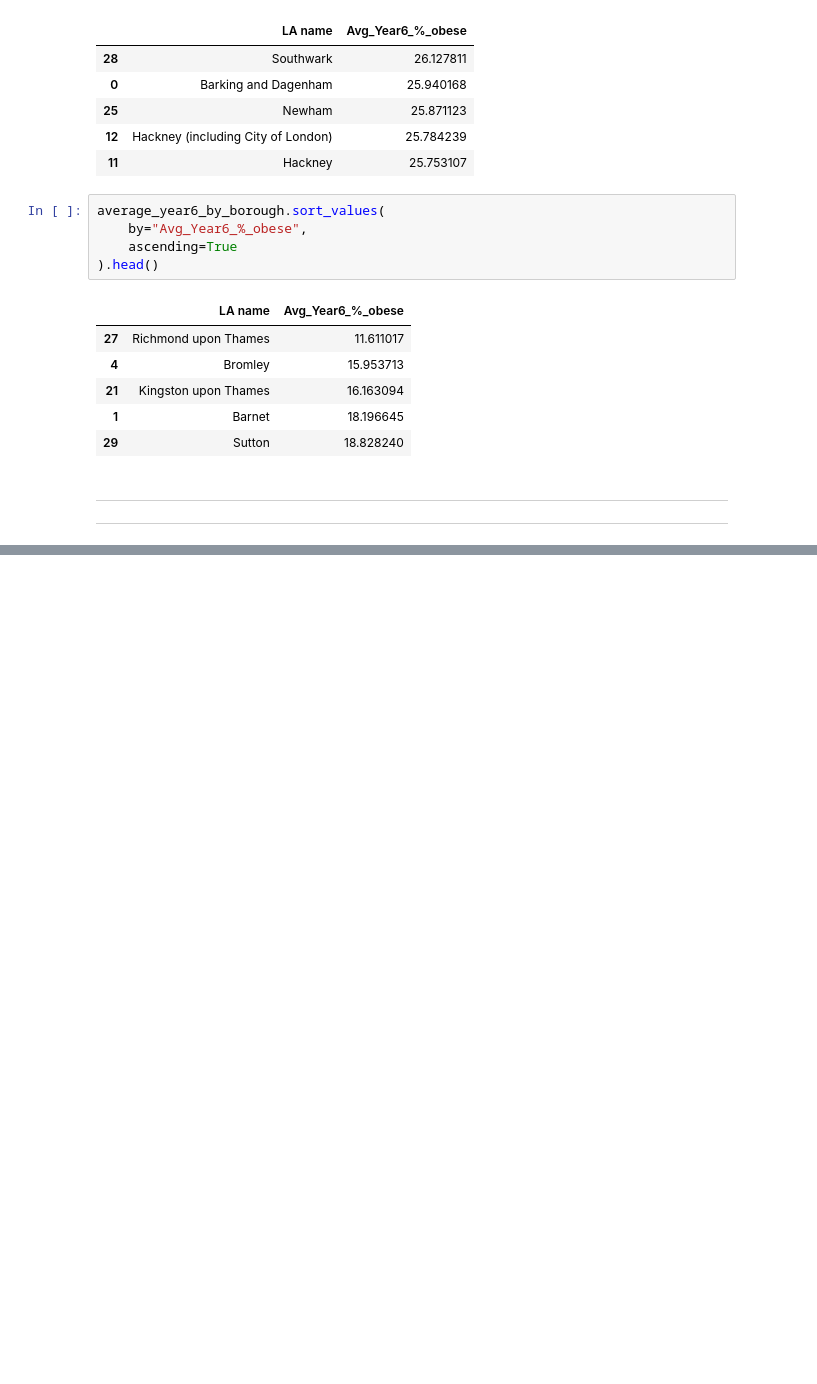
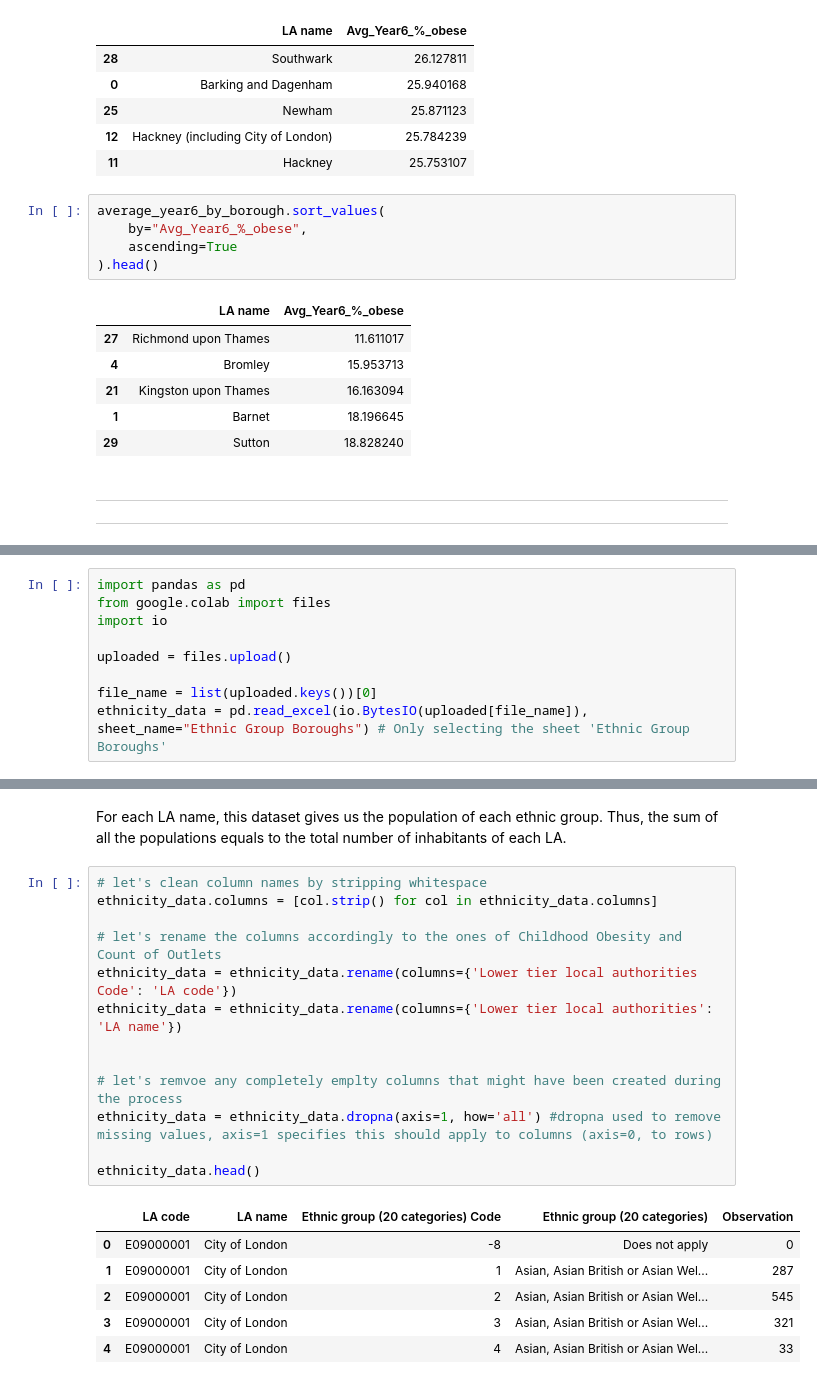
Before and after one commit to alixtrn/QM2-Final-Project---Childhood-Obesity-in-London, a Jupyter notebook: Isabella - obesity rate and outlet count.ipynb, the cells around one changed output, grey strips where cells are left out. Saved outputs shown, nothing was run; the diff lists cells and outputs as text; blank space fills up the shorter version.

```diff
--- a/Isabella - obesity rate and outlet count.ipynb
+++ b/Isabella - obesity rate and outlet count.ipynb
@@ -304,0 +323,9 @@ average_year6_by_borough.sort_values(
+# %%
+import pandas as pd
+from google.colab import files
+import io
+
+uploaded = files.upload()
+
+file_name = list(uploaded.keys())[0]
+ethnicity_data = pd.read_excel(io.BytesIO(uploaded[file_name]), sheet_name="Ethnic Group Boroughs") # Only selecting the sheet 'Ethnic Group Boroughs'
@@ -304,0 +335,22 @@ average_year6_by_borough.sort_values(
+# %% [markdown]
+For each LA name, this dataset gives us the population of each ethnic group. Thus, the sum of all the populations equals to the total number of inhabitants of each LA.
+# %%
+# let's clean column names by stripping whitespace
+ethnicity_data.columns = [col.strip() for col in ethnicity_data.columns]
+
+# let's rename the columns accordingly to the ones of Childhood Obesity and Count of Outlets
+ethnicity_data = ethnicity_data.rename(columns={'Lower tier local authorities Code': 'LA code'})
+ethnicity_data = ethnicity_data.rename(columns={'Lower tier local authorities': 'LA name'})
+
+
+# let's remvoe any completely emplty columns that might have been created during the process
+ethnicity_data = ethnicity_data.dropna(axis=1, how='all') #dropna used to remove missing values, axis=1 specifies this should apply to columns (axis=0, to rows)
+
+ethnicity_data.head()
+# %% [output]
+|  | LA code | LA name | Ethnic group (20 categories) Code | Ethnic group (20 categories) | Observation |
+| 0 | E09000001 | City of London | -8 | Does not apply | 0 |
+| 1 | E09000001 | City of London | 1 | Asian, Asian British or Asian Wel... | 287 |
+| 2 | E09000001 | City of London | 2 | Asian, Asian British or Asian Wel... | 545 |
+| 3 | E09000001 | City of London | 3 | Asian, Asian British or Asian Wel... | 321 |
+| 4 | E09000001 | City of London | 4 | Asian, Asian British or Asian Wel... | 33 |
```
Also changed, not shown: parts of 8 cells of this notebook.
